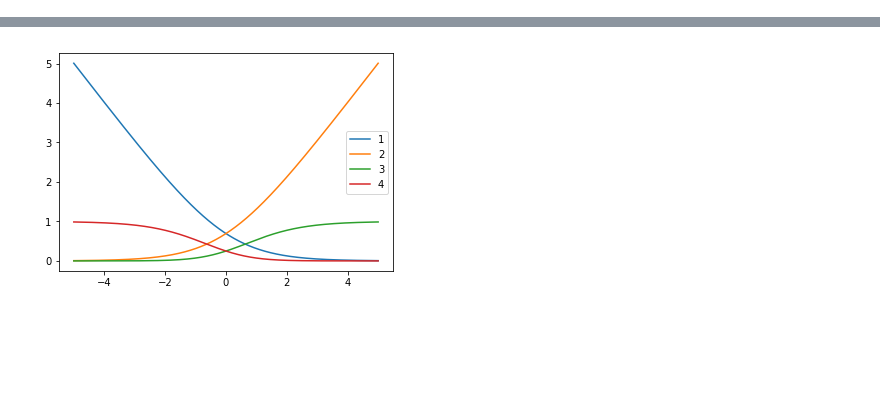
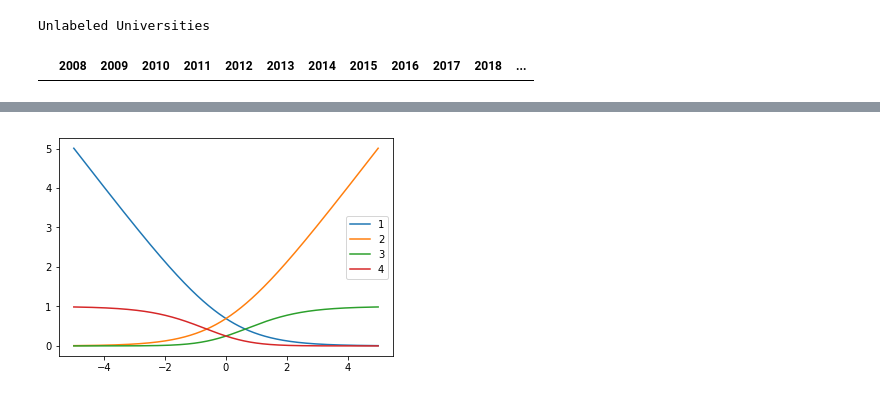
Before and after one commit to clover199/clover199.github.io, a Jupyter notebook: codes/ranking.ipynb, the cells around one changed output, grey strips where cells are left out. Saved outputs shown, nothing was run; the diff lists cells and outputs as text; code cells hidden in the pictures; blank space fills up the shorter version.

```diff
--- a/codes/ranking.ipynb
+++ b/codes/ranking.ipynb
@@ -458,0 +158,65 @@ pd.DataFrame({"pre":data08.index.values, "official": [univs[int(x)] for x in dat
+# %%
+# get index for data after 2008
+
+def abbreviation(name):
+    """ get abbreviation of a given name """
+    return re.sub("[^A-Z]","", name)
+
+uabbr = []
+for names in univs:
+    if len(names)==1:
+        uabbr.append(abbreviation(list(names)[0]))
+    else:
+        uabbr.append("")
+
+univs[findIndex('University of North Carolina at Chapel Hill', verbose=False)] |= {"North Carolina"}
+univs[findIndex('University of Tennessee, Knoxville', verbose=False)] |= {"Tennessee"}
+univs[findIndex('University of Pennsylvania', verbose=False)] |= {"Penn", "U Penn"}
+univs[findIndex('California Institute of Technology', verbose=False)] |= {"Caltech"}
+univs[findIndex('Washington University, Saint Louis', verbose=False)] |= {"Washington Univ"}
+univs[findIndex('Texas A&M University-College Station', verbose=False)] |= {"Texas A&M"}
+univs[findIndex('Saint Louis University', verbose=False)] |= {"St. Louis"}
+univs[findIndex('Illinois Institute of Technology', verbose=False)] |= {"Illinois Tech", "IIT"}
+univs[findIndex('University of Wisconsin-Madison', verbose=False)] |= {"UW Madison"}
+univs[findIndex('University of Texas at Austin', verbose=False)] |= {"UT Austin"}
+univs[findIndex('Miami University of Ohio', verbose=False)] |= {"Miami Oh"}
+univs[findIndex('Stevens Institute of Technology', verbose=False)] |= {"Stevens Inst Tech"}
+
+data08['UnivCode'] = -1
+for univ in data08.index:
+    index = findIndex(univ, verbose=False)
+    if index==-1:
+        index = findIndex(univ+" University", verbose=False)
+    if index==-1:
+        index = findIndex(univ+" College", verbose=False)
+    if index==-1:
+        index = findIndex("University of "+univ, verbose=False)
+    if index==-1:
+        index = findIndex(univ.replace(" St"," State"), verbose=False)
+    if index==-1:
+        index = findIndex(univ.replace(" St"," State")+" University", verbose=False)
+    if index==-1:
+        index = findIndex(univ.replace("Univ","University").replace("U of","University of"), verbose=False)
+
+    # match abbreviation
+    if univ.isupper() and index==-1:
+        matching = [i for i, x in enumerate(uabbr) if x==univ]
+        if len(matching)!=1:
+            print(univ, "--", [univs[i] for i in matching])
+        else:
+            index = matching[0]
+
+    # matching existing words
+    if index==-1:
+        matching = [i for i, names in enumerate(univs) if any([(name.find(univ)!=-1) for name in names])]
+        if len(matching)>1:
+            print(univ, "--", [univs[i] for i in matching])
+        elif len(matching)==1:
+            index = matching[0]
+
+    if index!=-1:
+        univs[index] |= {univ}
+        data08.at[univ, 'UnivCode'] = index
+# %% [output]
+Unlabeled Universities
+|  | 2008 | 2009 | 2010 | 2011 | 2012 | 2013 | 2014 | 2015 | 2016 | 2017 | 2018 | ... |
```
Also changed, not shown: parts of 38 cells of this notebook, 4 other files.
